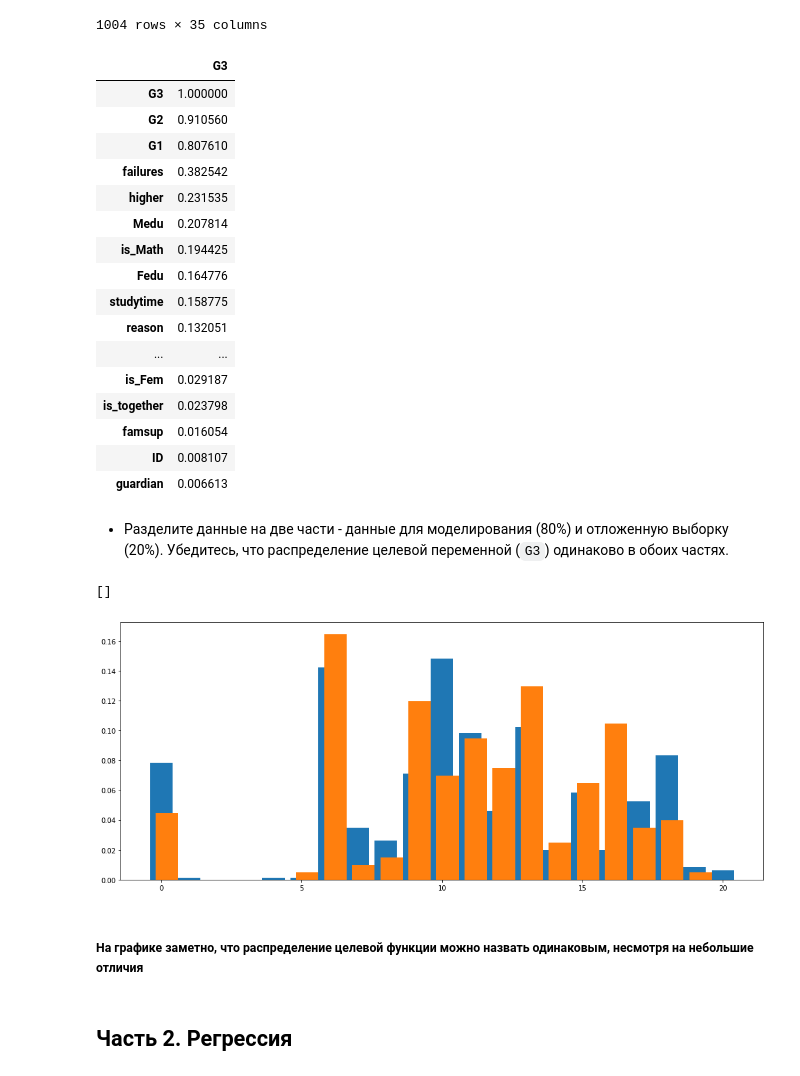
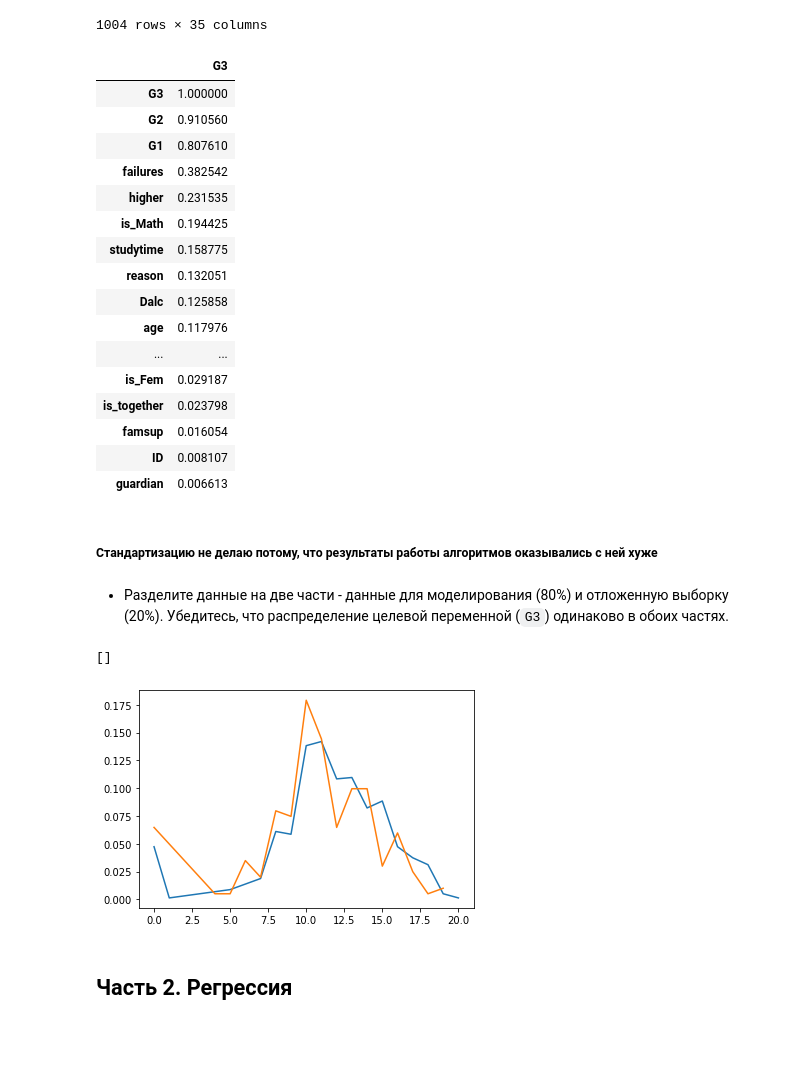
Before and after one commit to olesyani/data_analysis_labs, a Jupyter notebook: lab4/Lab_3.Supervised_Learning.ipynb, the cells around one changed output. Cells and saved outputs as stored; diff of their text form; code cells hidden in the pictures; blank space fills up the shorter version.

```diff
--- a/lab4/Lab_3.Supervised_Learning.ipynb
+++ b/lab4/Lab_3.Supervised_Learning.ipynb
@@ -142,9 +133,6 @@ data.drop('cheating', axis=1, inplace=True)
 # 40 - это достаточно малая часть от всех строк, поэтому я удаляю эти строки
 data = data.dropna()
 
-data['Medu'] = data.Medu.astype('int64')
-data['Fedu'] = data.Fedu.astype('int64')
-
 data
 # %% [output]
 |  | ID | is_Math | is_GP | is_Fem | age | is_U | is_LE3 | is_together | Medu | Fedu | Mjob | ... |
@@ -170,11 +158,11 @@ pd.DataFrame(abs(data.corr()['G3'])).sort_values(by="G3", ascending=False)
 | G1 | 0.807610 |
 | failures | 0.382542 |
 | higher | 0.231535 |
-| Medu | 0.207814 |
 | is_Math | 0.194425 |
-| Fedu | 0.164776 |
 | studytime | 0.158775 |
 | reason | 0.132051 |
+| Dalc | 0.125858 |
+| age | 0.117976 |
 | ... | ... |
 | is_Fem | 0.029187 |
 | is_together | 0.023798 |
@@ -182,31 +170,31 @@ pd.DataFrame(abs(data.corr()['G3'])).sort_values(by="G3", ascending=False)
 | ID | 0.008107 |
 | guardian | 0.006613 |
 # %%
-# решаю убрать все признаки, которые влияют менее, чем на 0.45 процентов: absences, nursery, activities,
-# is_Fem, is_together, famsup, ID (это, конечно, было очевидно), guardian
-data.drop(['absences', 'nursery', 'activities', 'is_Fem', 'is_together', 'famsup', 'ID', 'guardian'], axis=1, inplace=True)
+# решаю убрать признаки, которые влияют меньше всего: ID (это, конечно, было очевидно) и guardian
+data.drop(['ID', 'guardian'], axis=1, inplace=True)
+# %% [markdown]
+##### Стандартизацию не делаю потому, что результаты работы алгоритмов оказывались с ней хуже
 # %% [markdown]
 * Разделите данные на две части - данные для моделирования (80%) и отложенную выборку (20%). Убедитесь, что распределение целевой переменной (`G3`) одинаково в обоих частях.
 # %%
+# убедиться, что распределение целевой переменной одинаково, можно с помощью графика
+
 from sklearn.model_selection import train_test_split
 
 X, y = data.drop(['G2', 'G3'], axis=1), data['G3']
 
 X_train, X_test, y_train, y_test = train_test_split(X, y, test_size=0.2)
 
 X_train_2 = X_train.drop(['G1'], axis=1)
 X_test_2 = X_test.drop(['G1'], axis=1)
 
-plt.figure(figsize=(17, 7))
 ax = plt.subplot()
-ax.bar(y_train.unique(), y_train.value_counts() / y_train.count())
-ax.bar(y_test.unique() + 0.2, y_test.value_counts() / y_test.count())
-ax.plot()
+plt.plot(y_train.value_counts().sort_index() / y_train.count())
+plt.plot(y_test.value_counts().sort_index() / y_test.count())
+plt.plot()
 # %% [output]
 []
-[figure, old version]
+[figure, new version]
-# %% [markdown]
-##### На графике заметно, что распределение целевой функции можно назвать одинаковым, несмотря на небольшие отличия
 # %% [markdown]
 ## Часть 2. Регрессия
 # %% [markdown]
```
Also changed, not shown: parts of 43 cells of this notebook, 1 other file.
